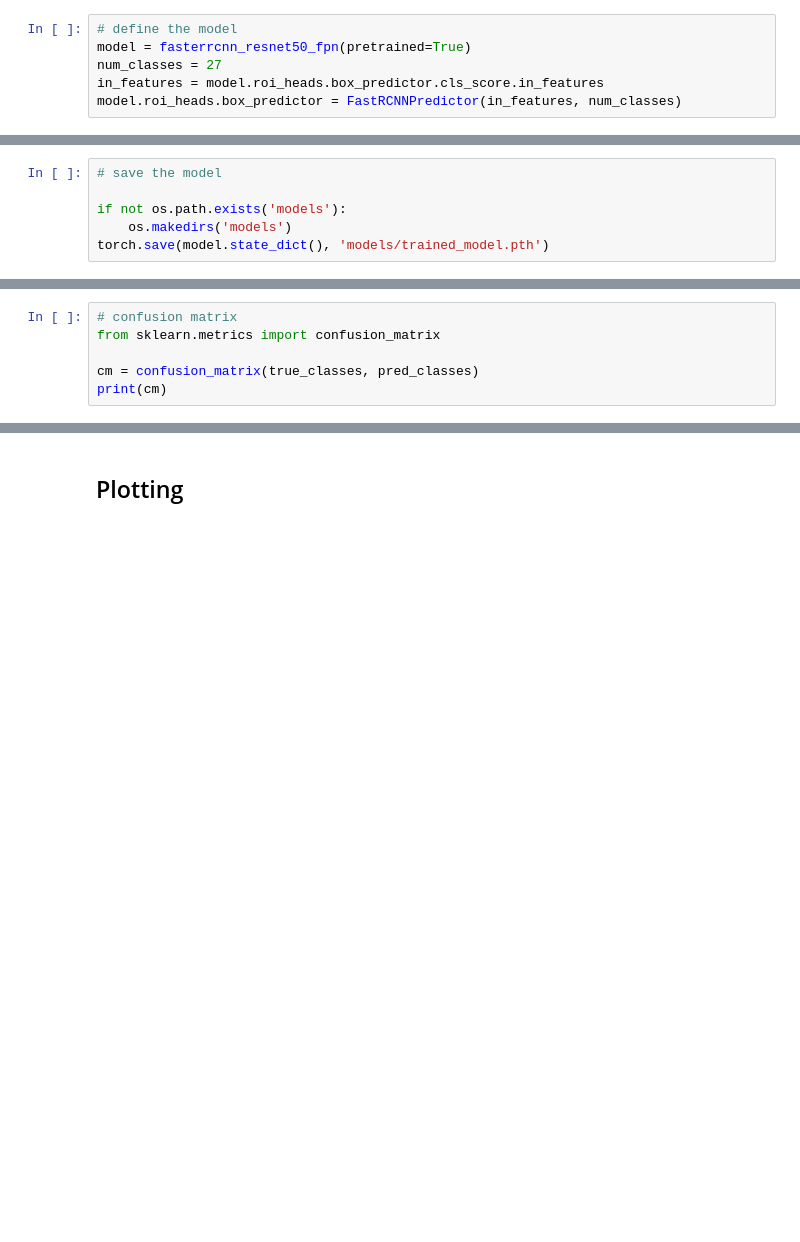
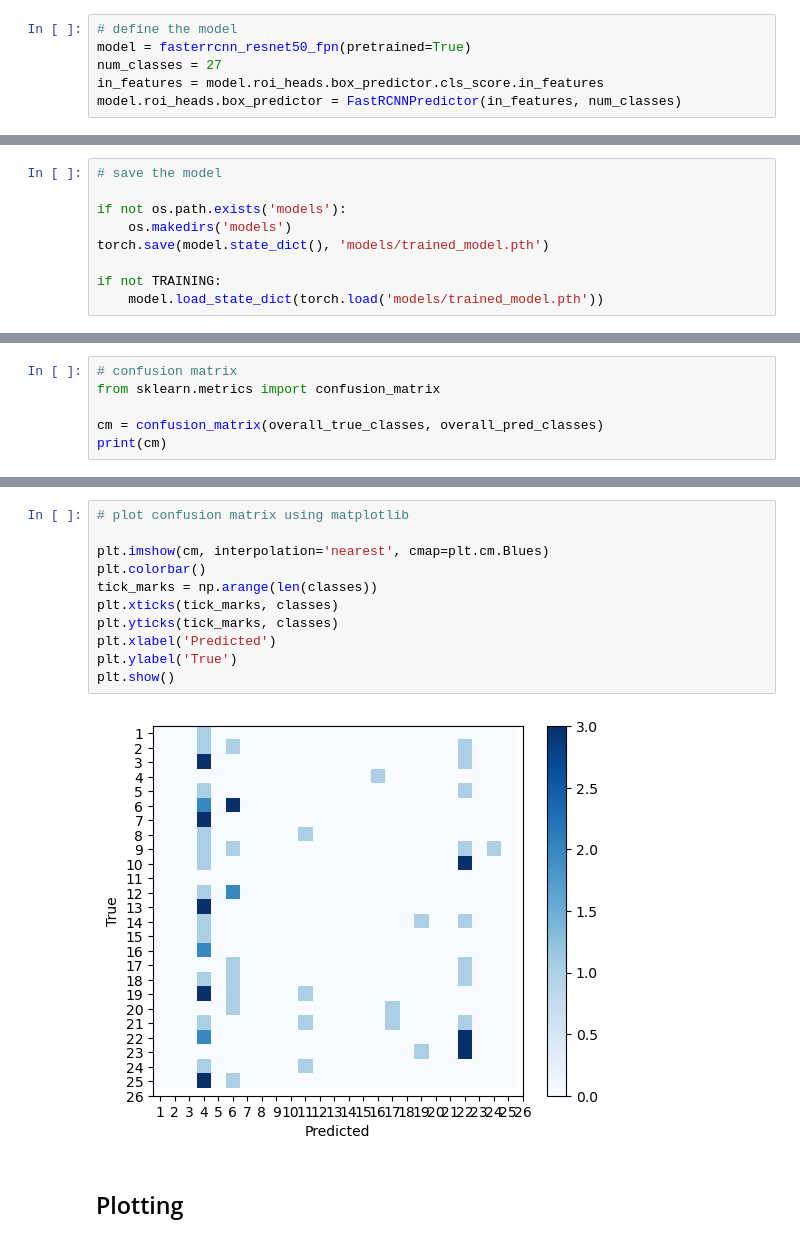
Before and after one commit to tianyi0216/ASL_539_Project, a Jupyter notebook: asl_detection_1.ipynb, the cells around one changed output, grey strips where cells are left out. Drawn from its saved outputs; the diff is of its cells as text; blank space fills up the shorter version.

```diff
--- a/asl_detection_1.ipynb
+++ b/asl_detection_1.ipynb
@@ -323,3 +344,6 @@ Epoch 6 Mean Accuracy: 0.2222222222222222
 if not os.path.exists('models'):
     os.makedirs('models')
 torch.save(model.state_dict(), 'models/trained_model.pth')
+
+if not TRAINING:
+    model.load_state_dict(torch.load('models/trained_model.pth'))
@@ -377,6 +399,6 @@ Test Mean Accuracy: 0.041666666666666664
 # confusion matrix
 from sklearn.metrics import confusion_matrix
 
-cm = confusion_matrix(true_classes, pred_classes)
+cm = confusion_matrix(overall_true_classes, overall_pred_classes)
 print(cm)
 # %% [output]
@@ -388,3 +422,16 @@ print(cm)
+# %%
+# plot confusion matrix using matplotlib
+
+plt.imshow(cm, interpolation='nearest', cmap=plt.cm.Blues)
+plt.colorbar()
+tick_marks = np.arange(len(classes))
+plt.xticks(tick_marks, classes)
+plt.yticks(tick_marks, classes)
+plt.xlabel('Predicted')
+plt.ylabel('True')
+plt.show()
+# %% [output]
+[figure, added]
 # %% [markdown]
 ## Plotting
 # %%
```
Also changed, not shown: parts of 22 cells of this notebook.
